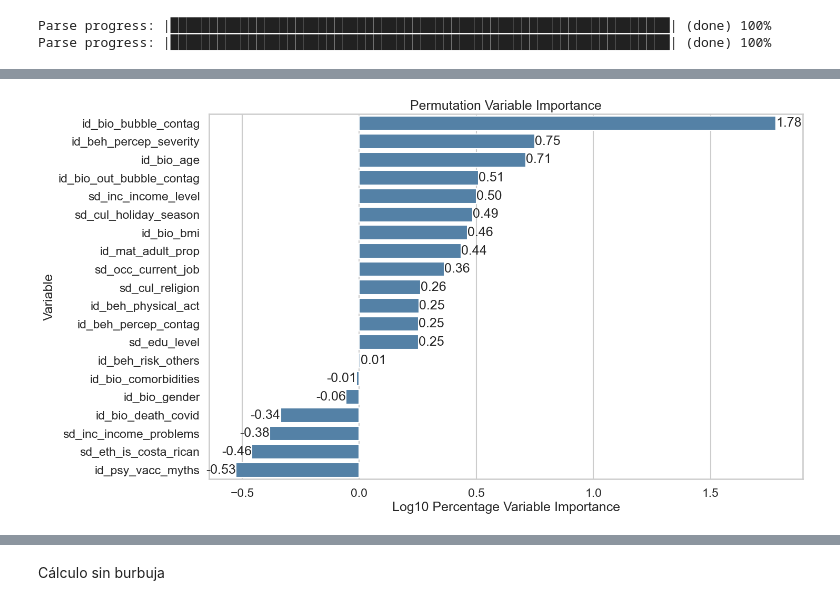
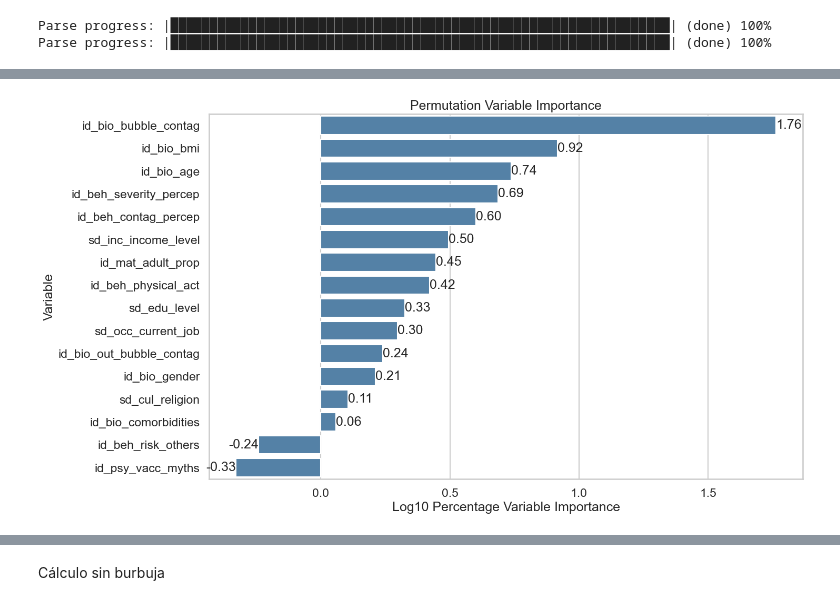
Before and after one commit to maikol-solis/Paper-COVID-MLTriage-CR2021, a Jupyter notebook: b_model_fit_h2o.ipynb, the cells around one changed output, grey strips where cells are left out. Saved outputs shown, nothing was run; the diff lists cells and outputs as text; code cells hidden in the pictures.

Commit message:
fix: refit h2o model with bubble variable

```diff
--- a/b_model_fit_h2o.ipynb
+++ b/b_model_fit_h2o.ipynb
@@ -112,8 +112,7 @@ plt.show()
 
 # Calculate the BMI and plot its distribution
 df_survey_imputed["id_bio_bmi"] = (
-    df_survey_imputed["id_bio_weight"] /
-    (df_survey_imputed["id_bio_height"] / 100) ** 2
+    df_survey_imputed["id_bio_weight"] / (df_survey_imputed["id_bio_height"] / 100) ** 2
 )
 plt.hist(df_survey_imputed.id_bio_bmi, bins=20)
 plt.xlabel("BMI")
@@ -392,8 +390,8 @@ Index(['covid19', 'id_bio_age', 'sd_inc_income_level',
 # Convertir a h2o
 col_types = {
     "covid19": "enum",
-    "id_beh_percep_contag": "enum",
-    "id_beh_percep_severity": "enum",
+    "id_beh_contag_percep": "enum",
+    "id_beh_severity_percep": "enum",
     "id_bio_bubble_contag": "enum",
     "id_bio_out_bubble_contag": "enum",
     "id_bio_death_covid": "enum",
@@ -448,2 +446,8 @@ train_h2o.types
  'id_bio_bmi': 'real',
  'id_mat_adult_prop': 'real'}
+# %%
+max_models = 1000
+model_version = "2025-02-25-v0-" + str(max_models) + "-models"
+
+filepath = pathlib.Path("models/aml_leader_model_" + model_version)
+print(filepath)
@@ -477,5 +485,0 @@ AutoML progress: |████████████████████
-# %%
-if "aml" in locals() and isinstance(aml, h2o.automl.autoh2o.H2OAutoML):
-    aml_leader = aml.leader
-else:
-    aml_leader = h2o.load_model("models/aml_leader_model")
@@ -633,37 +598,36 @@ perm_imp = aml_leader.permutation_importance(
 perm_imp = perm_imp.as_data_frame()
 perm_imp["mean"] = perm_imp[perm_imp.columns[1:]].mean(axis=1)
 perm_imp = perm_imp.sort_values(by="mean", ascending=False)
 perm_imp["Scaled Importance"] = perm_imp["mean"] / perm_imp["mean"].sum()
 
 # perm_imp = perm_imp.as_data_frame()
 perm_imp = perm_imp[perm_imp["Scaled Importance"] > 0]
-perm_imp["log_scaled_importance"] = np.log10(
-    perm_imp["Scaled Importance"] * 100)
+perm_imp["log_scaled_importance"] = np.log10(perm_imp["Scaled Importance"] * 100)
 
 h = 9
 w = h * 1.618
 # Create plot using seaborn
 sns.set(style="whitegrid")
 sns.set_context("talk")
 plt.figure(figsize=(w, h))  # set the figure size
 ax = sns.barplot(
     x="log_scaled_importance", y="Variable", data=perm_imp, color="steelblue"
 )
 ax.bar_label(ax.containers[0], fmt="%.2f")
 
 # Set informative labels for the plot
 plt.title("Permutation Variable Importance")
 plt.xlabel("Log10 Percentage Variable Importance")
 plt.ylabel("Variable")
 
 # Set the x-axis limits to adjust the scale
 # plt.xlim(0, 1)
 
 # Save plot to pdf file
-plt.savefig("img/plot_perm_imp.pdf", bbox_inches="tight")
+plt.savefig("img/plot_perm_imp_" + model_version + ".pdf", bbox_inches="tight")
 plt.show()
 # %% [output]
-[figure, old version]
+[figure, new version]
 # %%
 h = 9
 w = h * 1.618
```
Also changed, not shown: parts of 27 cells of this notebook, 9 other files.
